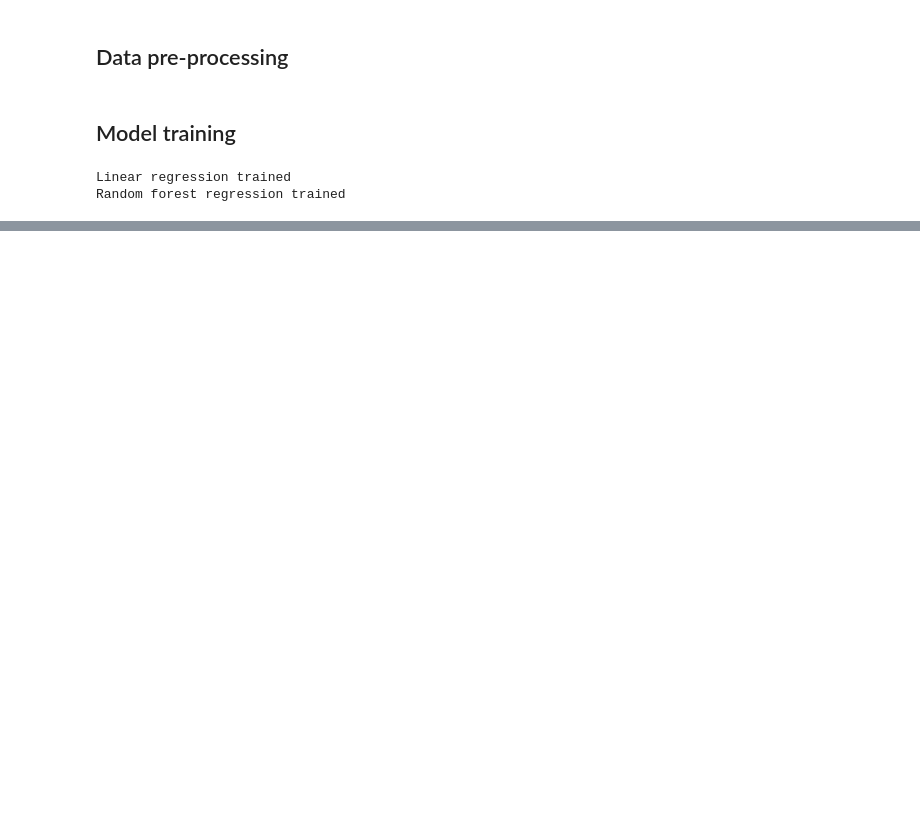
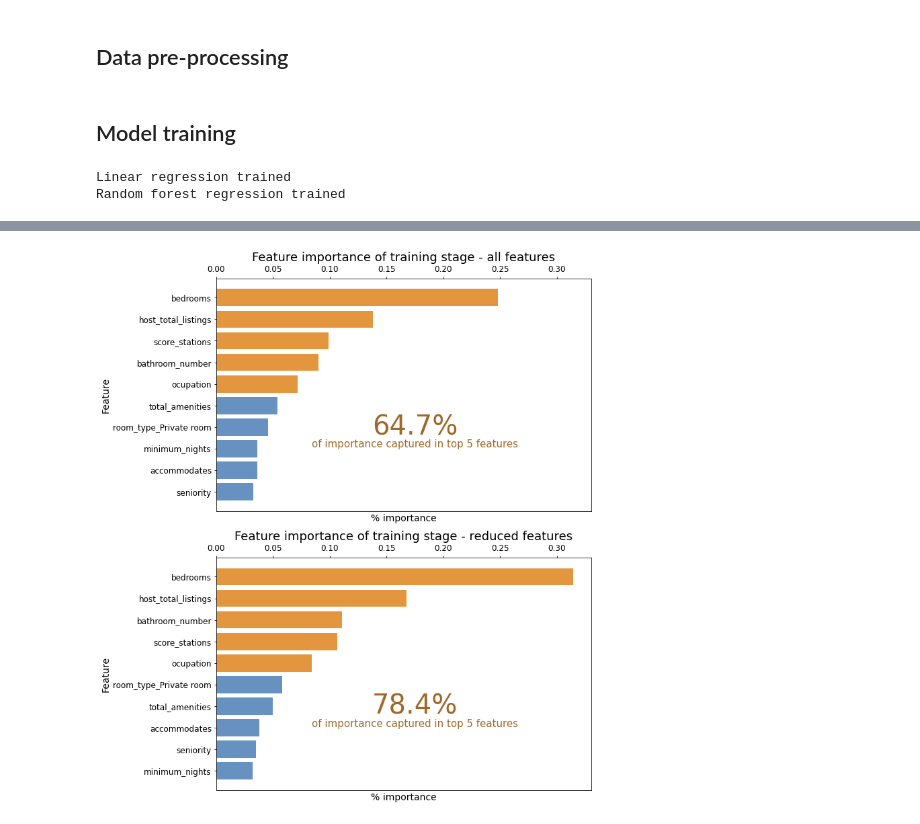
Before and after one commit to rafaelmachadomolina/fareApp, a Jupyter notebook: Models/Predictive_model.ipynb, the cells around one changed output, grey strips where cells are left out. Saved outputs shown, nothing was run; the diff lists cells and outputs as text; code cells hidden in the pictures; blank space fills up the shorter version.

```diff
--- a/Models/Predictive_model.ipynb
+++ b/Models/Predictive_model.ipynb
@@ -887,0 +1234,23 @@ Random forest regression trained
+# %%
+dict_feature_importance_light = {'feature': COLS_X_train_light,
+                              'importance': model_light.feature_importances_}
+
+fig, axs = plt.subplots(2, 1, figsize = (10, 14), sharex = True) # Create figure and axes
+
+# Call plot function - full
+axs[0] = plot_feature_importance(axs[0], dict_feature_importance_full)
+plot_formatting(axs[0], plot_params_full, ignore_ticks = True)
+
+# Call plot function - light
+axs[1] = plot_feature_importance(axs[1], dict_feature_importance_light)
+
+# Format plot - light
+plot_params_light = {'title': 'Feature importance of training stage - reduced features',
+                 'x_label': '% importance',
+                 'y_label': 'Feature'}
+
+plot_formatting(axs[1], plot_params_light, ignore_ticks = True)
+
+plt.show()
+# %% [output]
+[figure, added]
```
Also changed, not shown: parts of 16 cells of this notebook, 2 other files.
